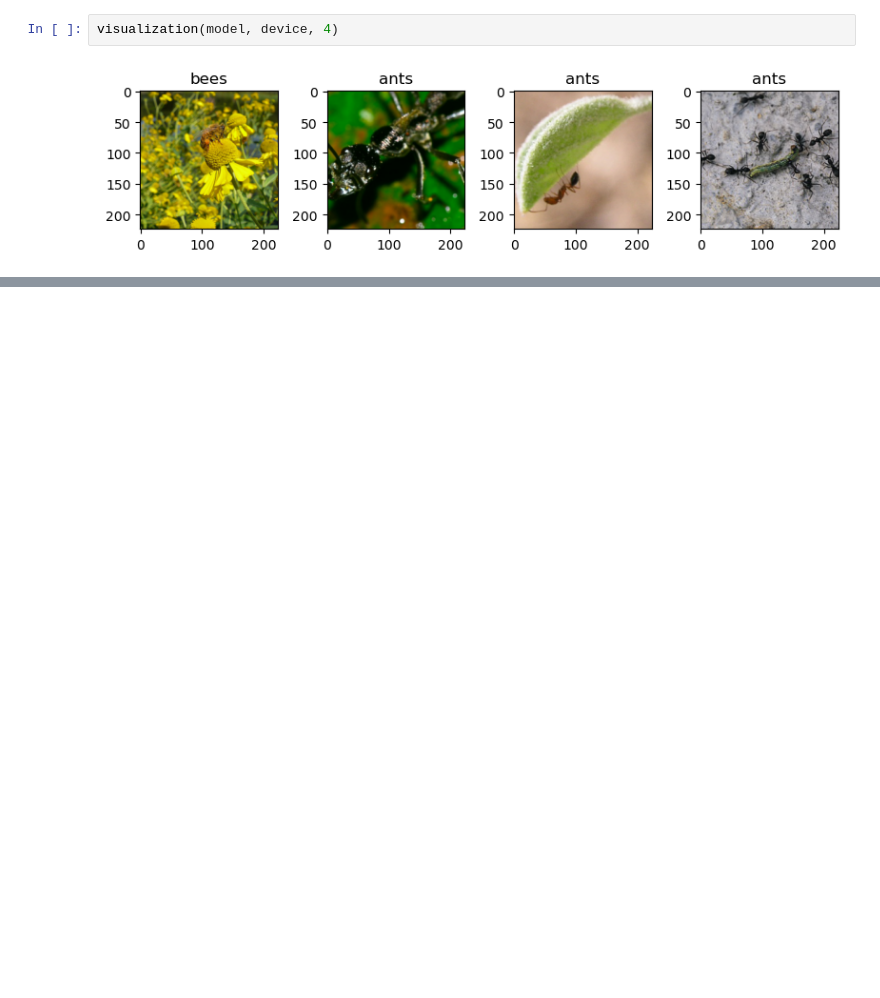
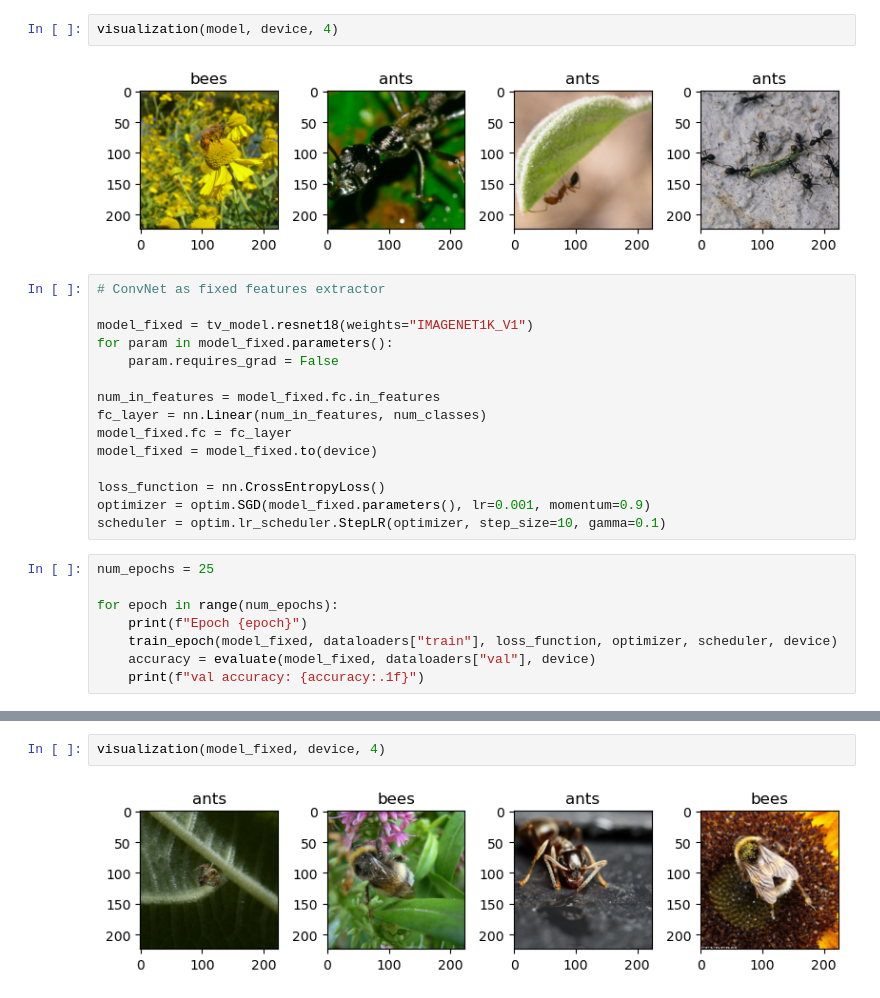
Before and after one commit to pinto2501/testing_torch, a Jupyter notebook: 2. tech_ecosystem/notebooks/resnet18.ipynb, the cells around one changed output, grey strips where cells are left out. Cells and saved outputs as stored; diff of their text form; blank space fills up the shorter version.

Commit message:
Update resnet18 v2

```diff
--- a/2. tech_ecosystem/notebooks/resnet18.ipynb
+++ b/2. tech_ecosystem/notebooks/resnet18.ipynb
@@ -179,3 +179,26 @@ val accuracy: 91.5
 visualization(model, device, 4)
 # %% [output]
 [figure]
+# %%
+# ConvNet as fixed features extractor
+
+model_fixed = tv_model.resnet18(weights="IMAGENET1K_V1")
+for param in model_fixed.parameters():
+    param.requires_grad = False
+
+num_in_features = model_fixed.fc.in_features
+fc_layer = nn.Linear(num_in_features, num_classes)
+model_fixed.fc = fc_layer
+model_fixed = model_fixed.to(device)
+
+loss_function = nn.CrossEntropyLoss()
+optimizer = optim.SGD(model_fixed.parameters(), lr=0.001, momentum=0.9)
+scheduler = optim.lr_scheduler.StepLR(optimizer, step_size=10, gamma=0.1)
+# %%
+num_epochs = 25
+
+for epoch in range(num_epochs):
+    print(f"Epoch {epoch}")
+    train_epoch(model_fixed, dataloaders["train"], loss_function, optimizer, scheduler, device)
+    accuracy = evaluate(model_fixed, dataloaders["val"], device)
+    print(f"val accuracy: {accuracy:.1f}")
@@ -181,0 +223,4 @@ visualization(model, device, 4)
+# %%
+visualization(model_fixed, device, 4)
+# %% [output]
+[figure, added]
```
Also changed, not shown: parts of 2 cells of this notebook.
